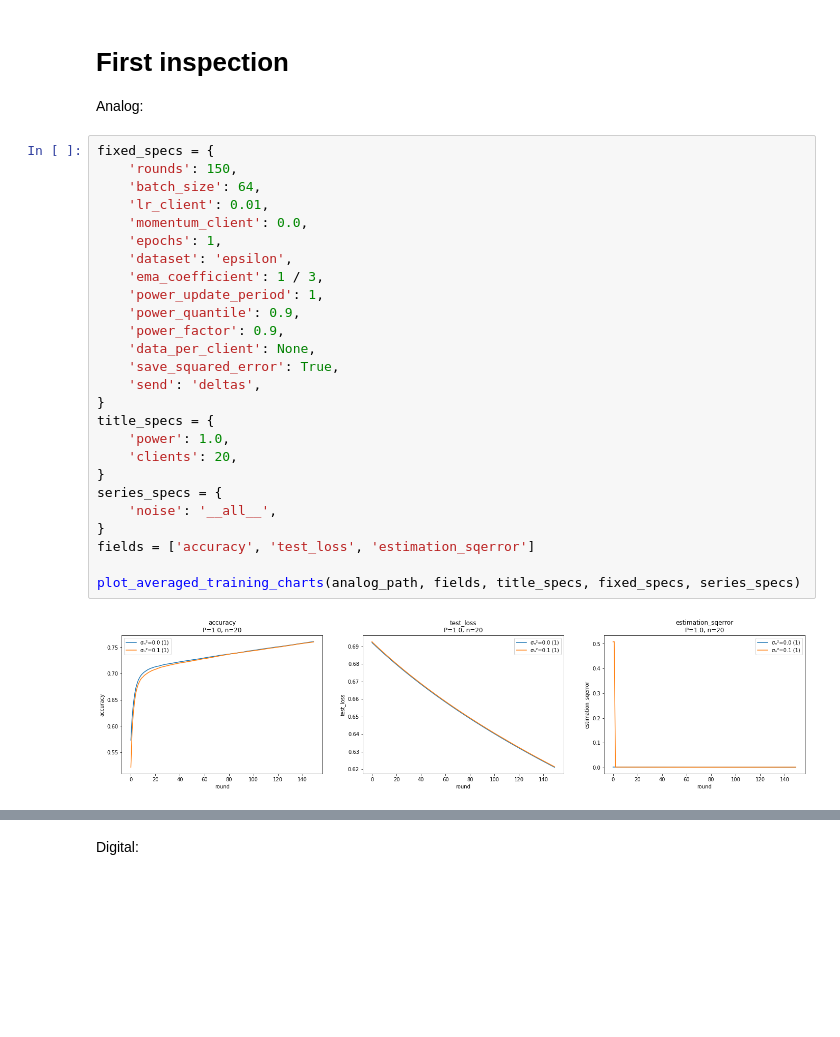
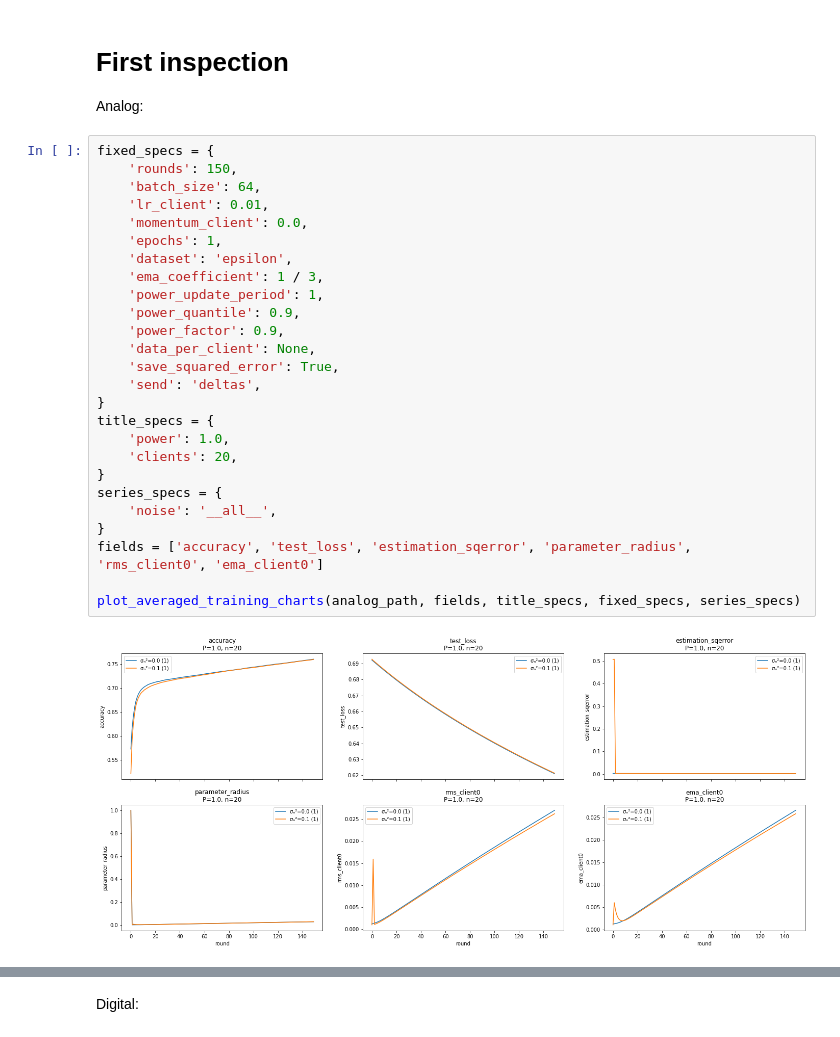
Before and after one commit to czlee/kyanite, a Jupyter notebook: estimation-error.ipynb, the cells around one changed output, grey strips where cells are left out. Drawn from its saved outputs; the diff is of its cells as text; blank space fills up the shorter version.

Commit message:
Update plots

```diff
--- a/estimation-error.ipynb
+++ b/estimation-error.ipynb
@@ -36,30 +36,30 @@ Analog:
 # %%
 fixed_specs = {
     'rounds': 150,
     'batch_size': 64,
     'lr_client': 0.01,
     'momentum_client': 0.0,
     'epochs': 1,
     'dataset': 'epsilon',
     'ema_coefficient': 1 / 3,
     'power_update_period': 1,
     'power_quantile': 0.9,
     'power_factor': 0.9,
     'data_per_client': None,
     'save_squared_error': True,
     'send': 'deltas',
 }
 title_specs = {
     'power': 1.0,
     'clients': 20,
 }
 series_specs = {
     'noise': '__all__',
 }
-fields = ['accuracy', 'test_loss', 'estimation_sqerror']
+fields = ['accuracy', 'test_loss', 'estimation_sqerror', 'parameter_radius', 'rms_client0', 'ema_client0']
 
 plot_averaged_training_charts(analog_path, fields, title_specs, fixed_specs, series_specs)
 # %% [output]
-[figure, old version]
+[figure, new version]
 # %%
 plot_averaged_training_charts(analog_path, fields, title_specs, fixed_specs, series_specs)
```
Also changed, not shown: parts of 12 cells of this notebook, 1 other file.
